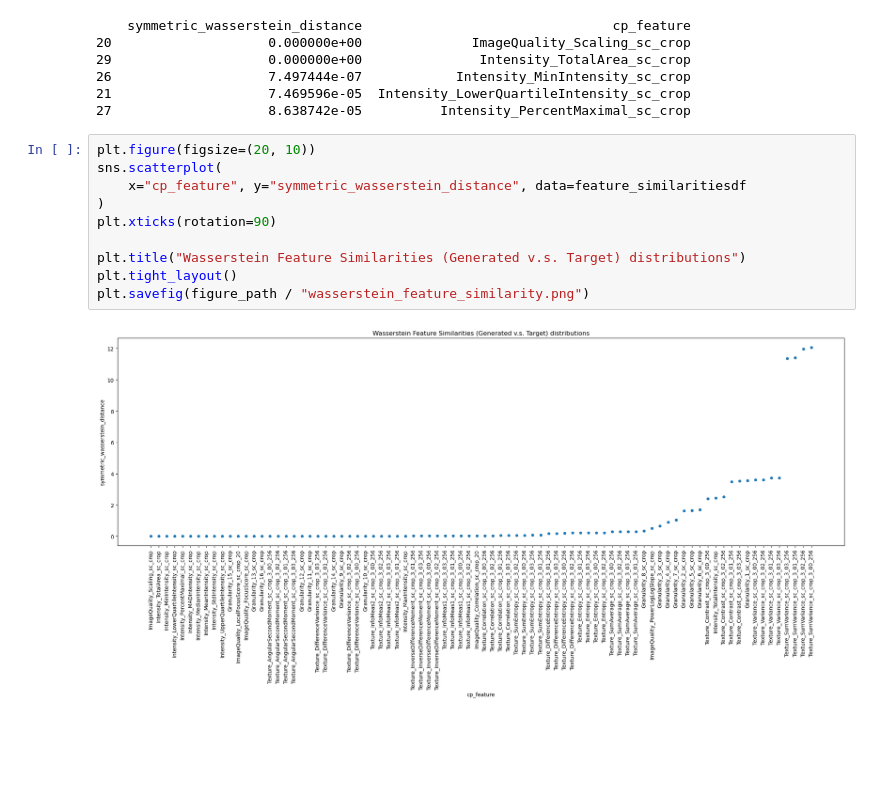
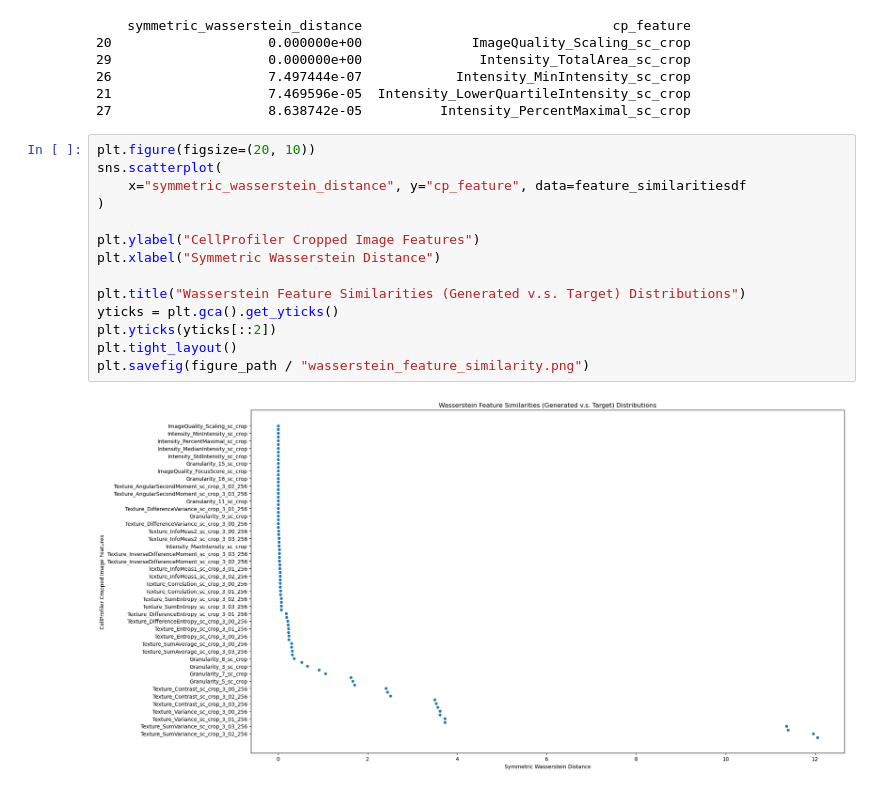
Before and after one commit to WayScience/nuclear_speckles_analysis, a Jupyter notebook: 0.data_analysis_and_processing/cross_zamirski_gold_feature_similarity/cross_zamirski_gold_feature_similarity.ipynb, the cells around one changed output. Cells and saved outputs as stored; diff of their text form; blank space fills up the shorter version.

Commit message:
Updated feature similarity figure based on pr suggestions.

```diff
--- a/0.data_analysis_and_processing/cross_zamirski_gold_feature_similarity/cross_zamirski_gold_feature_similarity.ipynb
+++ b/0.data_analysis_and_processing/cross_zamirski_gold_feature_similarity/cross_zamirski_gold_feature_similarity.ipynb
@@ -100,12 +100,16 @@ print(feature_similaritiesdf.head())
 # %%
 plt.figure(figsize=(20, 10))
 sns.scatterplot(
-    x="cp_feature", y="symmetric_wasserstein_distance", data=feature_similaritiesdf
+    x="symmetric_wasserstein_distance", y="cp_feature", data=feature_similaritiesdf
 )
-plt.xticks(rotation=90)
 
-plt.title("Wasserstein Feature Similarities (Generated v.s. Target) distributions")
+plt.ylabel("CellProfiler Cropped Image Features")
+plt.xlabel("Symmetric Wasserstein Distance")
+
+plt.title("Wasserstein Feature Similarities (Generated v.s. Target) Distributions")
+yticks = plt.gca().get_yticks()
+plt.yticks(yticks[::2])
 plt.tight_layout()
 plt.savefig(figure_path / "wasserstein_feature_similarity.png")
 # %% [output]
-[figure, old version]
+[figure, new version]
```
Also changed, not shown: 2 other files.
